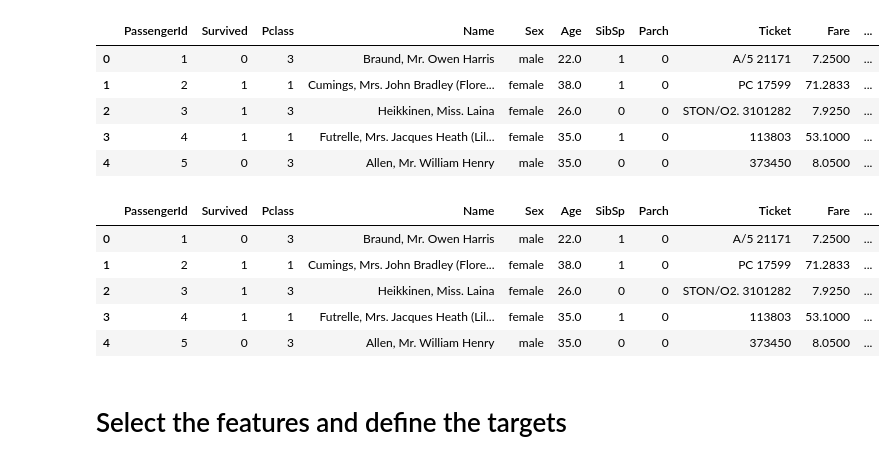
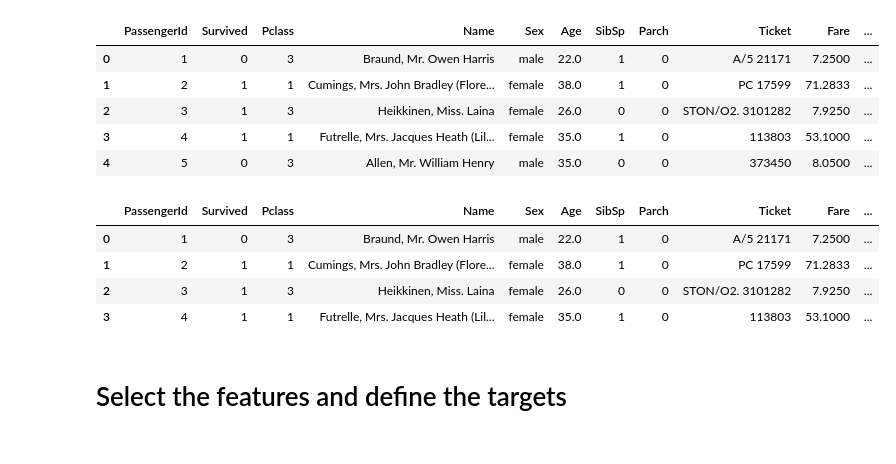
Before and after one commit to ivandir/GuildDemos, a Jupyter notebook: titanic.ipynb, the cells around one changed output. Saved outputs shown, nothing was run; the diff lists cells and outputs as text; code cells hidden in the pictures.

```diff
--- a/titanic.ipynb
+++ b/titanic.ipynb
@@ -2,7 +2,8 @@
 import pandas
 
 df = pandas.read_csv('data/Titanic/titanic-train.csv', na_filter=True,
-                     converters = { 'Embarked': lambda s: s if s != '' else 'Unknown' })
+                     converters = { 'Embarked': lambda s: s
+                                   if s != '' else 'Unknown' })
 df.head(5)
 # %% [output]
 |  | PassengerId | Survived | Pclass | Name | Sex | Age | SibSp | Parch | Ticket | Fare | ... |
@@ -14,27 +21,22 @@ df.head(5)
 # %%
-import sklearn
-import sklearn.preprocessing
-
-sex_codec = sklearn.preprocessing.LabelEncoder()
-embarked_codec = sklearn.preprocessing.LabelBinarizer()
-imputer = sklearn.preprocessing.Imputer()
-
 embarked_codec.fit(df.Embarked)
 embarked_columns = ['embarked_' + (s if s != '' else 'unknown')
                     for s in embarked_codec.classes_]
 
-df_with_encodings = pandas.concat([df,
-                    pandas.DataFrame(sex_codec.fit_transform(df.Sex), columns = ['SexEncoded']),
-                    pandas.DataFrame(embarked_codec.transform(df.Embarked), columns=embarked_columns)],
-                   axis=1)
-df_with_encodings.head(5)
+df_with_encodings = pandas.concat([
+        df,
+        pandas.DataFrame(sex_codec.fit_transform(df.Sex),
+                         columns = ['SexEncoded']),
+        pandas.DataFrame(embarked_codec.transform(df.Embarked),
+                         columns=embarked_columns)
+    ], axis=1)
+df_with_encodings.head(4)
 # %% [output]
 |  | PassengerId | Survived | Pclass | Name | Sex | Age | SibSp | Parch | Ticket | Fare | ... |
 | 0 | 1 | 0 | 3 | Braund, Mr. Owen Harris | male | 22.0 | 1 | 0 | A/5 21171 | 7.2500 | ... |
 | 1 | 2 | 1 | 1 | Cumings, Mrs. John Bradley (Flore... | female | 38.0 | 1 | 0 | PC 17599 | 71.2833 | ... |
 | 2 | 3 | 1 | 3 | Heikkinen, Miss. Laina | female | 26.0 | 0 | 0 | STON/O2. 3101282 | 7.9250 | ... |
 | 3 | 4 | 1 | 1 | Futrelle, Mrs. Jacques Heath (Lil... | female | 35.0 | 1 | 0 | 113803 | 53.1000 | ... |
-| 4 | 5 | 0 | 3 | Allen, Mr. William Henry | male | 35.0 | 0 | 0 | 373450 | 8.0500 | ... |
 # %% [markdown]
 # Select the features and define the targets
 # %%
```
Also changed, not shown: parts of 10 cells of this notebook, 2 other files.
